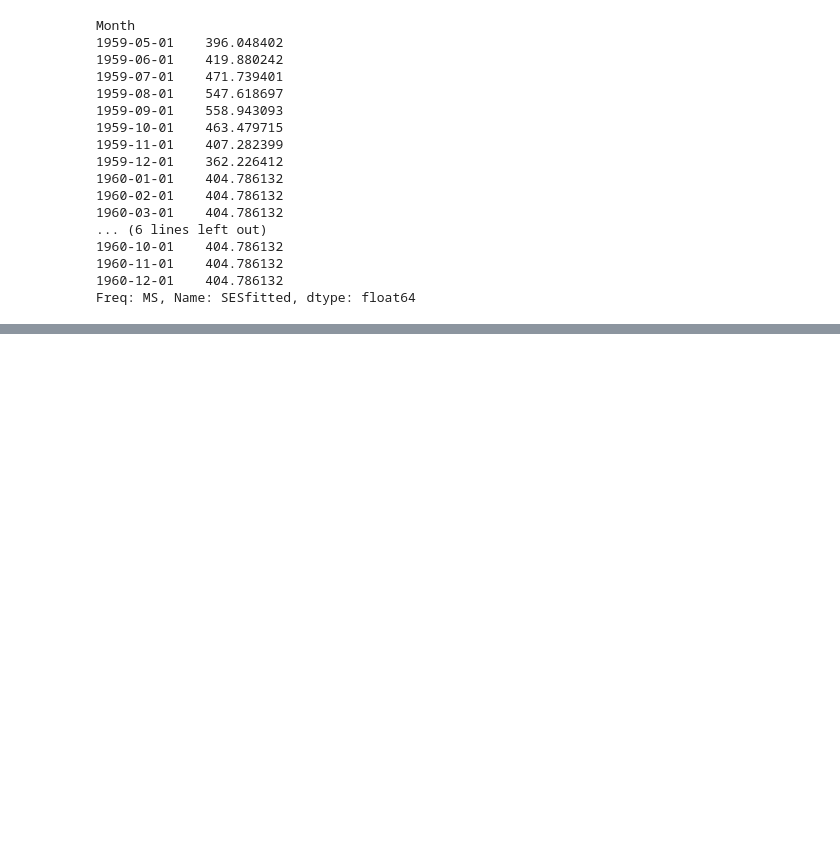
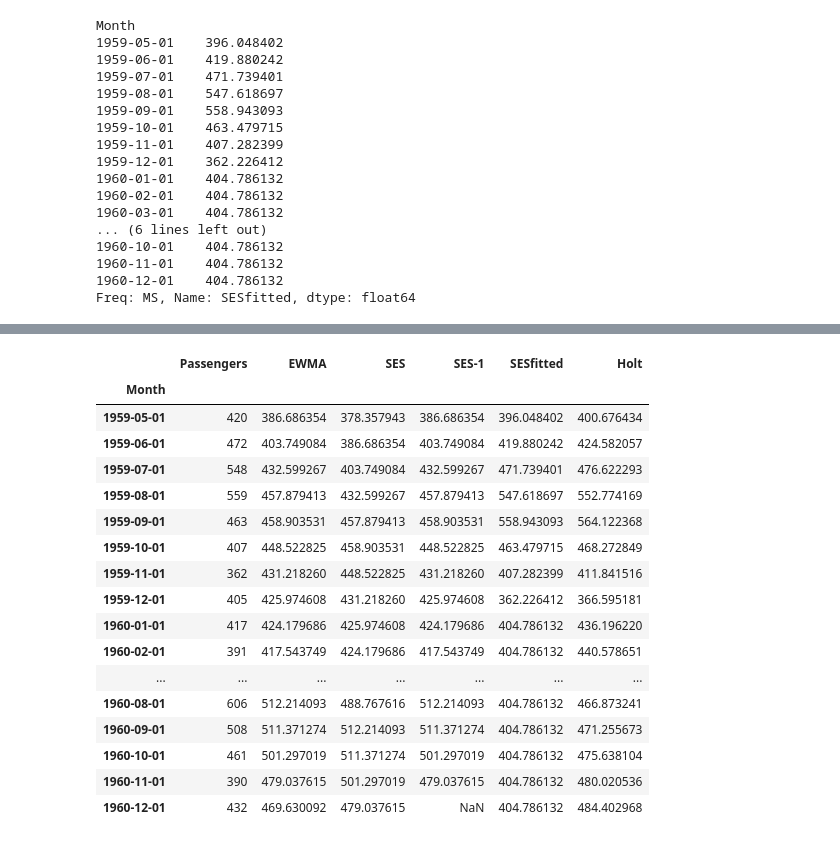
Before and after one commit to piotrbelda/time-series, a Jupyter notebook: notebooks/basics/ewma.ipynb, the cells around one changed output, grey strips where cells are left out. Saved outputs shown, nothing was run; the diff lists cells and outputs as text; code cells hidden in the pictures; blank space fills up the shorter version.

```diff
--- a/notebooks/basics/ewma.ipynb
+++ b/notebooks/basics/ewma.ipynb
@@ -198,0 +225,21 @@ Freq: MS, Name: SESfitted, dtype: float64
+# %%
+df.tail(20)
+# %% [output]
+|  | Passengers | EWMA | SES | SES-1 | SESfitted | Holt |
+| Month |  |  |  |  |  |  |
+| 1959-05-01 | 420 | 386.686354 | 378.357943 | 386.686354 | 396.048402 | 400.676434 |
+| 1959-06-01 | 472 | 403.749084 | 386.686354 | 403.749084 | 419.880242 | 424.582057 |
+| 1959-07-01 | 548 | 432.599267 | 403.749084 | 432.599267 | 471.739401 | 476.622293 |
+| 1959-08-01 | 559 | 457.879413 | 432.599267 | 457.879413 | 547.618697 | 552.774169 |
+| 1959-09-01 | 463 | 458.903531 | 457.879413 | 458.903531 | 558.943093 | 564.122368 |
+| 1959-10-01 | 407 | 448.522825 | 458.903531 | 448.522825 | 463.479715 | 468.272849 |
+| 1959-11-01 | 362 | 431.218260 | 448.522825 | 431.218260 | 407.282399 | 411.841516 |
+| 1959-12-01 | 405 | 425.974608 | 431.218260 | 425.974608 | 362.226412 | 366.595181 |
+| 1960-01-01 | 417 | 424.179686 | 425.974608 | 424.179686 | 404.786132 | 436.196220 |
+| 1960-02-01 | 391 | 417.543749 | 424.179686 | 417.543749 | 404.786132 | 440.578651 |
+| ... | ... | ... | ... | ... | ... | ... |
+| 1960-08-01 | 606 | 512.214093 | 488.767616 | 512.214093 | 404.786132 | 466.873241 |
+| 1960-09-01 | 508 | 511.371274 | 512.214093 | 511.371274 | 404.786132 | 471.255673 |
+| 1960-10-01 | 461 | 501.297019 | 511.371274 | 501.297019 | 404.786132 | 475.638104 |
+| 1960-11-01 | 390 | 479.037615 | 501.297019 | 479.037615 | 404.786132 | 480.020536 |
+| 1960-12-01 | 432 | 469.630092 | 479.037615 | NaN | 404.786132 | 484.402968 |
```
Also changed, not shown: parts of 9 cells of this notebook, 1 other file.
